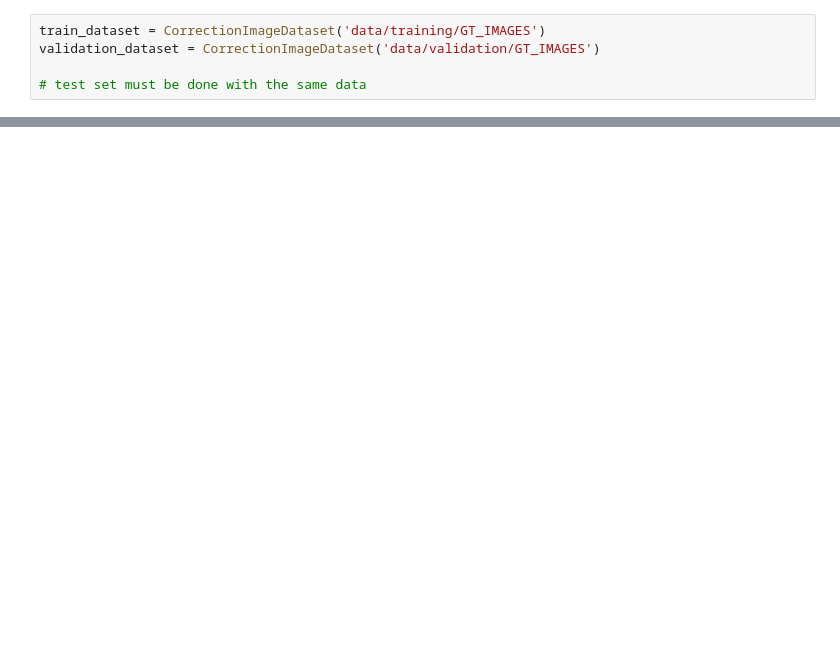
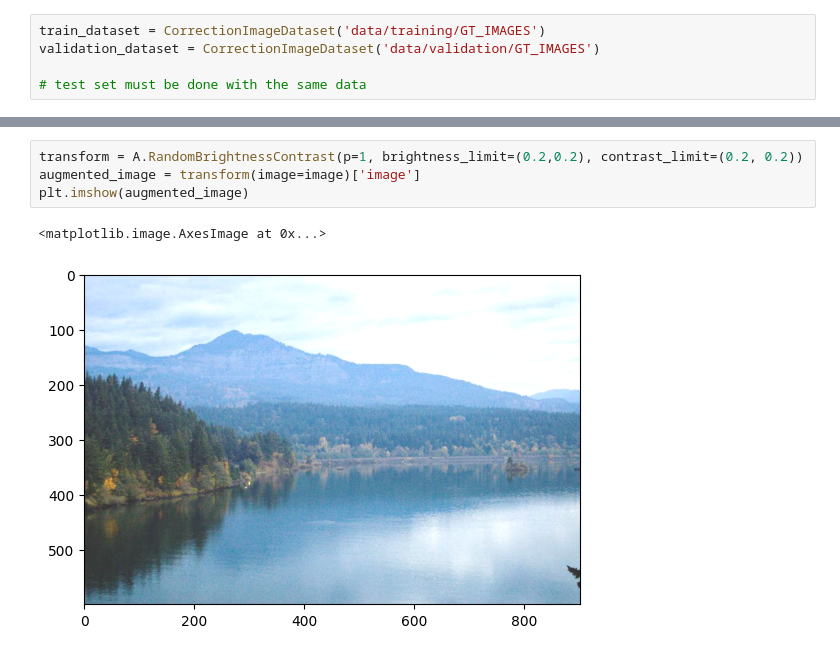
Before and after one commit to jakwisn/advanced_deep_learning_in_cv, a Jupyter notebook: main_jakub.ipynb, the cells around one changed output, grey strips where cells are left out. Drawn from its saved outputs; the diff is of its cells as text; blank space fills up the shorter version.

```diff
--- a/main_jakub.ipynb
+++ b/main_jakub.ipynb
@@ -42,0 +68,7 @@ len(validation_dataset)
+# %%
+transform = A.RandomBrightnessContrast(p=1, brightness_limit=(0.2,0.2), contrast_limit=(0.2, 0.2))
+augmented_image = transform(image=image)['image']
+plt.imshow(augmented_image)
+# %% [output]
+<matplotlib.image.AxesImage at 0x...>
+[figure, added]
```
Also changed, not shown: parts of 22 cells of this notebook.
